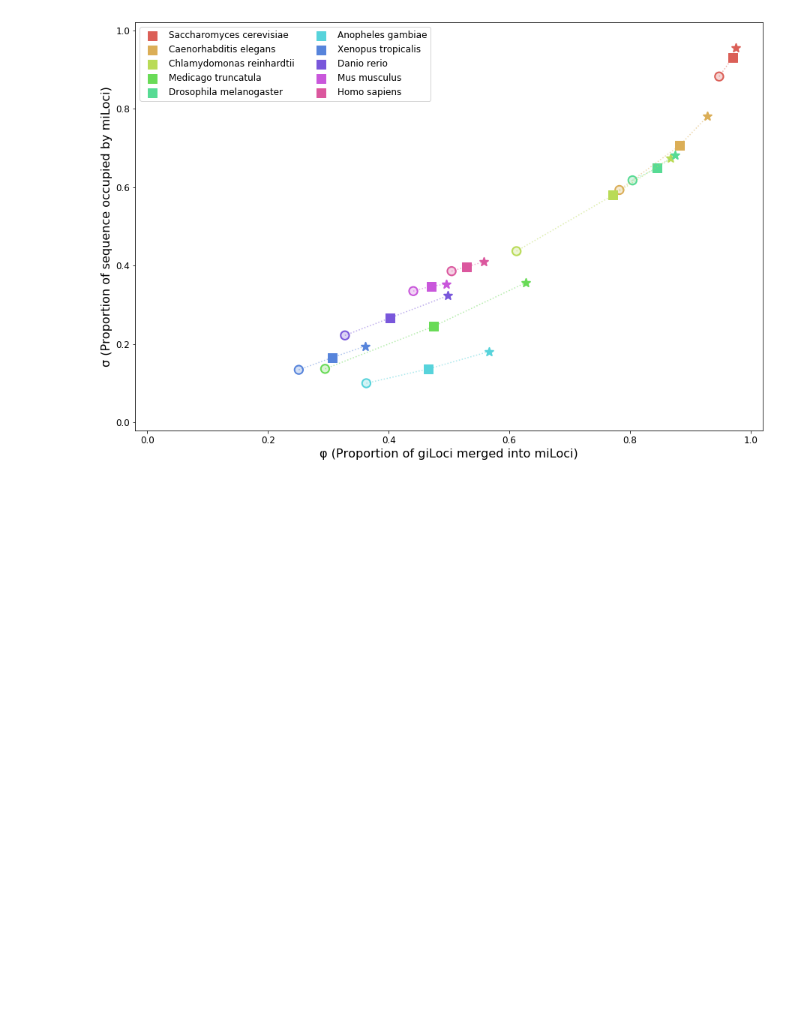
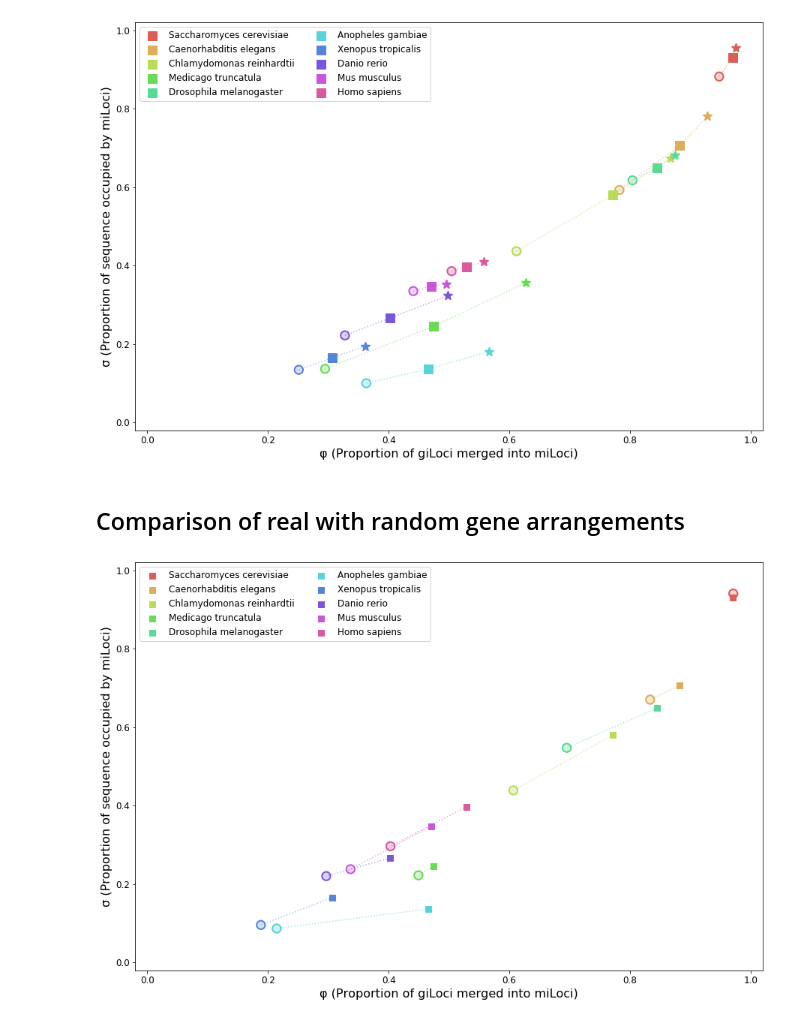
Before and after one commit to vpbrendel/iLoci_Lai2020, a Jupyter notebook: work/make-F3a-SF5-SF6.ipynb, the cells around one changed output. Drawn from its saved outputs; the diff is of its cells as text; code cells hidden in the pictures; blank space fills up the shorter version.

Commit message:
updates to genome compactness scripts to include comparison with random gene order results

```diff
--- a/work/make-F3aSF5.ipynb
+++ b/work/make-F3a-SF5-SF6.ipynb
@@ -176,3 +176,48 @@ _ = plt.legend(plots, speciesnames, scatterpoints=1,
 plt.savefig('figures/LSB20GB-SuppFig5.png')
 # %% [output]
 [figure]
+# %% [markdown]
+## Comparison of real with random gene arrangements
+# %%
+data = pandas.read_csv('tables/phisigma-refr-centroids-delta500.tsv',sep='\t')
+sdata = pandas.read_csv('tables/phisigma-refr-shuffled-centroids-delta500.tsv',sep='\t')
+speciesnames = ['Saccharomyces cerevisiae', 'Caenorhabditis elegans',
+                'Chlamydomonas reinhardtii', 'Medicago truncatula',
+                'Drosophila melanogaster', 'Anopheles gambiae',
+                'Xenopus tropicalis', 'Danio rerio',
+                'Mus musculus', 'Homo sapiens']
+specieslist = ['Scer', 'Cele', 'Crei', 'Mtru', 'Dmel',
+               'Agam', 'Xtro', 'Drer', 'Mmus', 'Hsap']
+
+plots = list()
+palette = seaborn.color_palette("hls", len(specieslist))
+for i, species in enumerate(specieslist):
+    phis = list()
+    sigmas = list()
+
+    specdata = data.loc[(data.Species == species)]
+    phis.append(list(specdata['Phi'])[0])
+    sigmas.append(list(specdata['Sigma'])[0])
+    plot = plt.scatter(specdata['Phi'], specdata['Sigma'], color=palette[i], marker='s', s=64)
+    plots.append(plot)
+
+    specdata = sdata.loc[(sdata.Species == species)]
+    phis.append(list(specdata['Phi'])[0])
+    sigmas.append(list(specdata['Sigma'])[0])
+    plot = plt.scatter(specdata['Phi'], specdata['Sigma'], color=palette[i], s=128, alpha=0.25)
+    plot = plt.scatter(specdata['Phi'], specdata['Sigma'], color=palette[i], s=128, facecolor='none', lw=2)
+    #plots.append(plot)
+    plot = plt.plot(phis, sigmas, color=palette[i], alpha=0.5, ls=':')
+
+_ = plt.xlim(-0.02, 1.02)
+_ = plt.ylim(-0.02, 1.02)
+_ = plt.xlabel('φ (Proportion of giLoci merged into miLoci)')
+_ = plt.ylabel('σ (Proportion of sequence occupied by miLoci)')
+_ = plt.legend(plots, speciesnames, scatterpoints=1,
+           loc='upper left',
+           ncol=2,
+           fontsize=12)
+#_ = plt.show()
+plt.savefig('figures/LSB20GB-SuppFig6.png')
+# %% [output]
+[figure, added]
```
Also changed, not shown: 11 other files.
